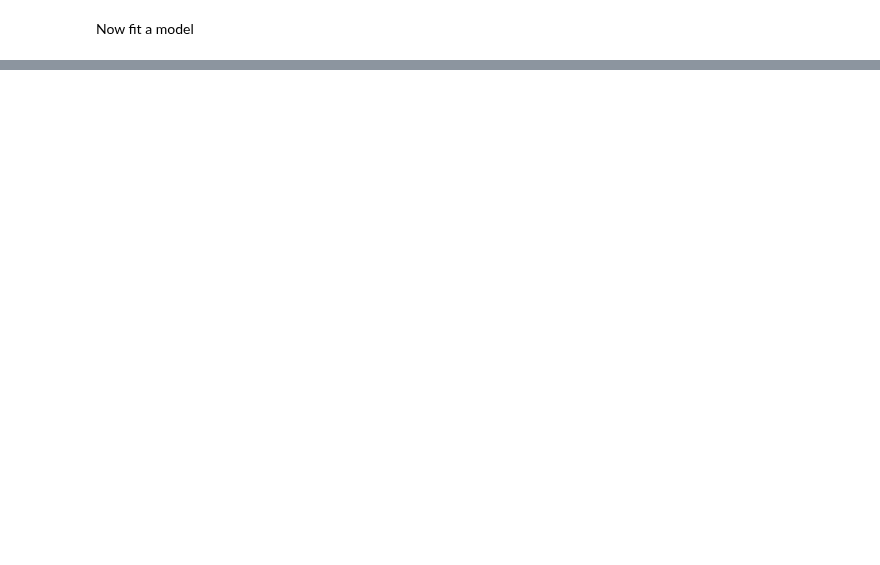
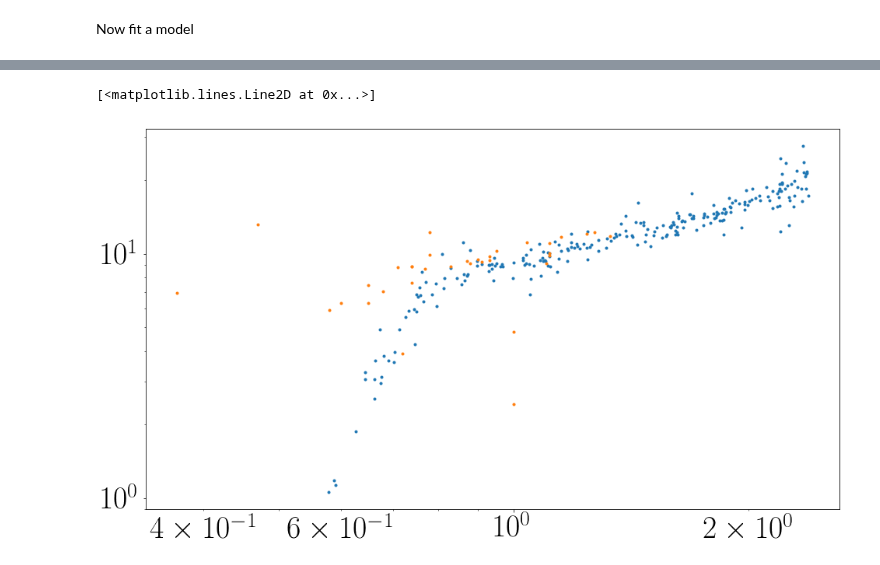
Before and after one commit to RuthAngus/stardate, a Jupyter notebook: paper/code/Praesepe.ipynb, the cells around one changed output, grey strips where cells are left out. Saved outputs shown, nothing was run; the diff lists cells and outputs as text; code cells hidden in the pictures; blank space fills up the shorter version.

Commit message:
crossmatching with delorme data

```diff
--- a/paper/code/Praesepe.ipynb
+++ b/paper/code/Praesepe.ipynb
@@ -204,0 +295,3 @@ plt.plot(xs, p[0] + p[1]*xs + p[2]*xs**2 + p[3]*xs**3 + p[4]*xs**4 + p[5]*np.log
+# %%
+delorme = pd.read_csv("delorme_praesepe.csv", skiprows=68, delimiter=";")
+delorme
@@ -204,0 +316,19 @@ plt.plot(xs, p[0] + p[1]*xs + p[2]*xs**2 + p[3]*xs**3 + p[4]*xs**4 + p[5]*np.log
+# %%
+bv_delorme, period_delorme, ra_delorme, dec_delorme = [], [], [], []
+for i, bv in enumerate(delorme["B-Vl"]):
+    try:
+        bv_delorme.append(float(bv))
+        period_delorme.append(float(delorme.Per.values[i]))
+        ra_delorme.append(float(delorme._RA.values[i]))
+        dec_delorme.append(float(delorme._DE.values[i]))
+    except:
+        pass
+bv_delorme, period_delorme, ra_delorme, dec_delorme = np.array(bv_delorme), \
+    np.array(period_delorme), np.array(ra_delorme), np.array(dec_delorme)
+# %%
+plt.figure(figsize=(16, 9))
+plt.loglog(10**x_clipped, 10**y_clipped, ".")
+plt.loglog(bv_delorme, period_delorme, ".")
+# %% [output]
+[<matplotlib.lines.Line2D at 0x...>]
+[figure, added]
```
Also changed, not shown: parts of 17 cells of this notebook.
